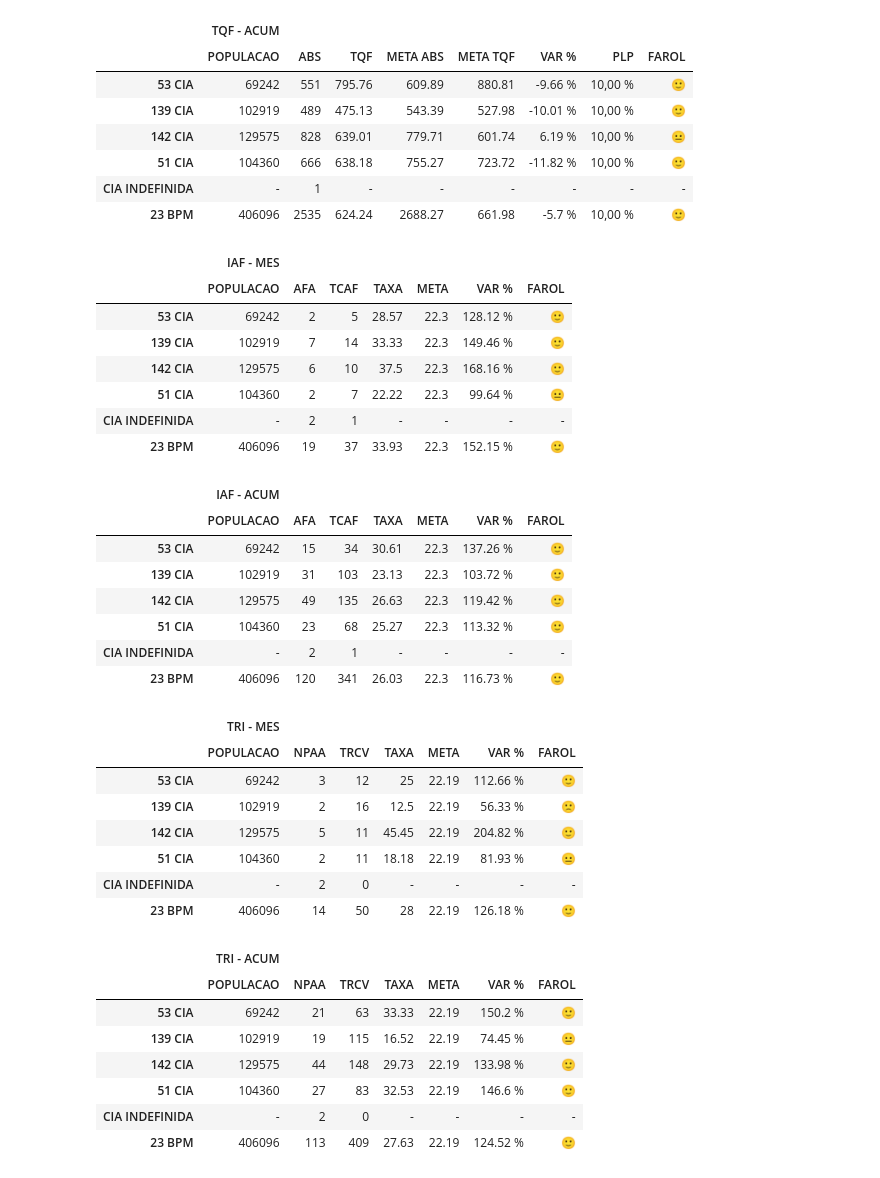
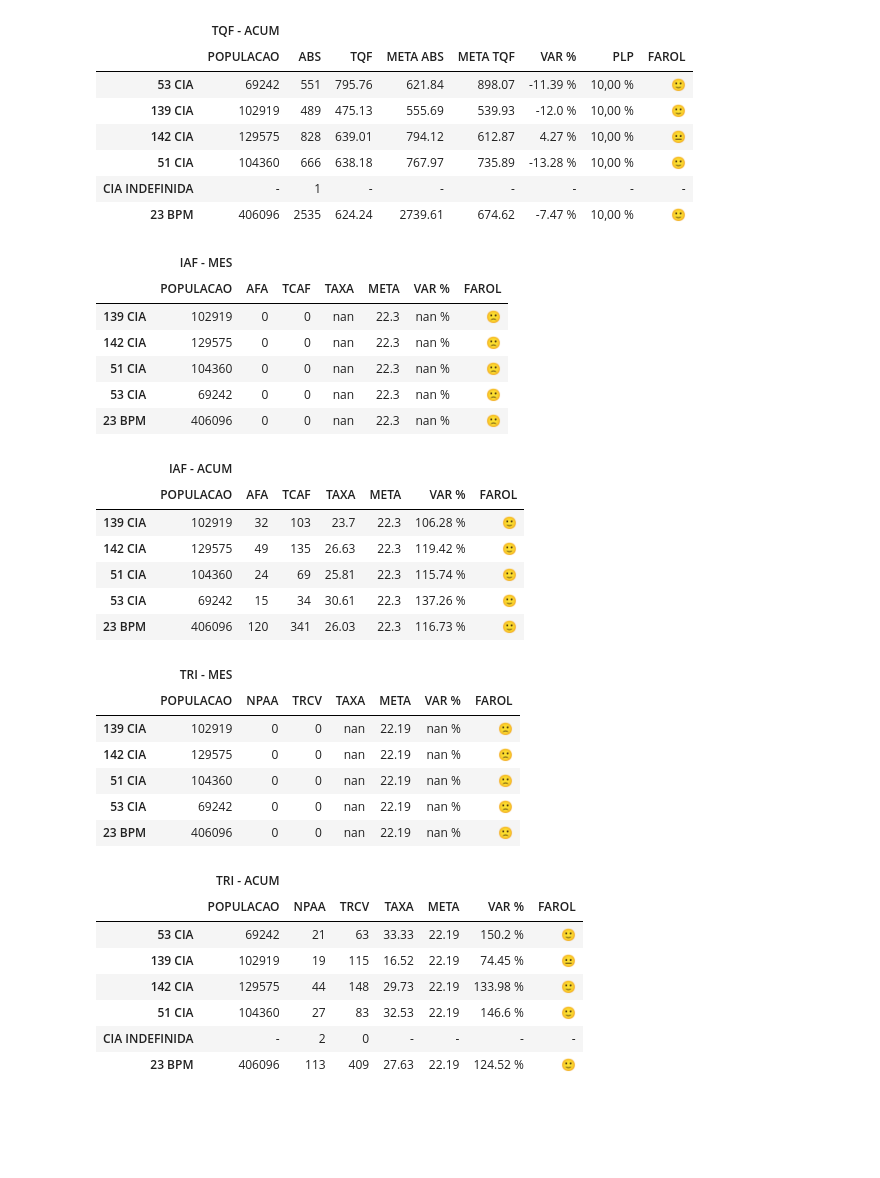
Before and after one commit to WENDEL4891/gdo-pandas, a Jupyter notebook: Dados do Armazém.ipynb, the cells around one changed output. Drawn from its saved outputs; the diff is of its cells as text; code cells hidden in the pictures; blank space fills up the shorter version.

```diff
--- a/Dados do Armazém.ipynb
+++ b/Dados do Armazém.ipynb
@@ -4,5 +4,8 @@
 # %%
 %run -i funcs_armazem.py
+bd_dados, tables = get_gdo_tables('parcial')
+# bd_dados, tables = get_gdo_tables('mes_fechado', 5)
+show_tables(tables)
 # %% [output]
 WARNING *** file size (310037) not 512 + multiple of sector size (512)
 WARNING *** OLE2 inconsistency: SSCS size is 0 but SSAT size is non-zero
@@ -53,35 +61,32 @@ WARNING *** OLE2 inconsistency: SSCS size is 0 but SSAT size is non-zero
 |  | TQF - ACUM |  |  |  |  |  |  |  |
 |  | POPULACAO | ABS | TQF | META ABS | META TQF | VAR % | PLP | FAROL |
-| 53 CIA | 69242 | 551 | 795.76 | 609.89 | 880.81 | -9.66 % | 10,00 % | 🙂 |
-| 139 CIA | 102919 | 489 | 475.13 | 543.39 | 527.98 | -10.01 % | 10,00 % | 🙂 |
-| 142 CIA | 129575 | 828 | 639.01 | 779.71 | 601.74 | 6.19 % | 10,00 % | 😐 |
-| 51 CIA | 104360 | 666 | 638.18 | 755.27 | 723.72 | -11.82 % | 10,00 % | 🙂 |
+| 53 CIA | 69242 | 551 | 795.76 | 621.84 | 898.07 | -11.39 % | 10,00 % | 🙂 |
+| 139 CIA | 102919 | 489 | 475.13 | 555.69 | 539.93 | -12.0 % | 10,00 % | 🙂 |
+| 142 CIA | 129575 | 828 | 639.01 | 794.12 | 612.87 | 4.27 % | 10,00 % | 😐 |
+| 51 CIA | 104360 | 666 | 638.18 | 767.97 | 735.89 | -13.28 % | 10,00 % | 🙂 |
 | CIA INDEFINIDA | - | 1 | - | - | - | - | - | - |
-| 23 BPM | 406096 | 2535 | 624.24 | 2688.27 | 661.98 | -5.7 % | 10,00 % | 🙂 |
+| 23 BPM | 406096 | 2535 | 624.24 | 2739.61 | 674.62 | -7.47 % | 10,00 % | 🙂 |
 |  | IAF - MES |  |  |  |  |  |  |
 |  | POPULACAO | AFA | TCAF | TAXA | META | VAR % | FAROL |
-| 53 CIA | 69242 | 2 | 5 | 28.57 | 22.3 | 128.12 % | 🙂 |
-| 139 CIA | 102919 | 7 | 14 | 33.33 | 22.3 | 149.46 % | 🙂 |
-| 142 CIA | 129575 | 6 | 10 | 37.5 | 22.3 | 168.16 % | 🙂 |
-| 51 CIA | 104360 | 2 | 7 | 22.22 | 22.3 | 99.64 % | 😐 |
-| CIA INDEFINIDA | - | 2 | 1 | - | - | - | - |
-| 23 BPM | 406096 | 19 | 37 | 33.93 | 22.3 | 152.15 % | 🙂 |
+| 139 CIA | 102919 | 0 | 0 | nan | 22.3 | nan % | 🙁 |
+| 142 CIA | 129575 | 0 | 0 | nan | 22.3 | nan % | 🙁 |
+| 51 CIA | 104360 | 0 | 0 | nan | 22.3 | nan % | 🙁 |
+| 53 CIA | 69242 | 0 | 0 | nan | 22.3 | nan % | 🙁 |
+| 23 BPM | 406096 | 0 | 0 | nan | 22.3 | nan % | 🙁 |
 |  | IAF - ACUM |  |  |  |  |  |  |
 |  | POPULACAO | AFA | TCAF | TAXA | META | VAR % | FAROL |
+| 139 CIA | 102919 | 32 | 103 | 23.7 | 22.3 | 106.28 % | 🙂 |
+| 142 CIA | 129575 | 49 | 135 | 26.63 | 22.3 | 119.42 % | 🙂 |
+| 51 CIA | 104360 | 24 | 69 | 25.81 | 22.3 | 115.74 % | 🙂 |
 | 53 CIA | 69242 | 15 | 34 | 30.61 | 22.3 | 137.26 % | 🙂 |
-| 139 CIA | 102919 | 31 | 103 | 23.13 | 22.3 | 103.72 % | 🙂 |
-| 142 CIA | 129575 | 49 | 135 | 26.63 | 22.3 | 119.42 % | 🙂 |
-| 51 CIA | 104360 | 23 | 68 | 25.27 | 22.3 | 113.32 % | 🙂 |
-| CIA INDEFINIDA | - | 2 | 1 | - | - | - | - |
 | 23 BPM | 406096 | 120 | 341 | 26.03 | 22.3 | 116.73 % | 🙂 |
 |  | TRI - MES |  |  |  |  |  |  |
 |  | POPULACAO | NPAA | TRCV | TAXA | META | VAR % | FAROL |
-| 53 CIA | 69242 | 3 | 12 | 25 | 22.19 | 112.66 % | 🙂 |
-| 139 CIA | 102919 | 2 | 16 | 12.5 | 22.19 | 56.33 % | 🙁 |
-| 142 CIA | 129575 | 5 | 11 | 45.45 | 22.19 | 204.82 % | 🙂 |
-| 51 CIA | 104360 | 2 | 11 | 18.18 | 22.19 | 81.93 % | 😐 |
-| CIA INDEFINIDA | - | 2 | 0 | - | - | - | - |
-| 23 BPM | 406096 | 14 | 50 | 28 | 22.19 | 126.18 % | 🙂 |
+| 139 CIA | 102919 | 0 | 0 | nan | 22.19 | nan % | 🙁 |
+| 142 CIA | 129575 | 0 | 0 | nan | 22.19 | nan % | 🙁 |
+| 51 CIA | 104360 | 0 | 0 | nan | 22.19 | nan % | 🙁 |
+| 53 CIA | 69242 | 0 | 0 | nan | 22.19 | nan % | 🙁 |
+| 23 BPM | 406096 | 0 | 0 | nan | 22.19 | nan % | 🙁 |
 |  | TRI - ACUM |  |  |  |  |  |  |
 |  | POPULACAO | NPAA | TRCV | TAXA | META | VAR % | FAROL |
 | 53 CIA | 69242 | 21 | 63 | 33.33 | 22.19 | 150.2 % | 🙂 |
```
Also changed, not shown: parts of 2 cells of this notebook, 1 other file.
